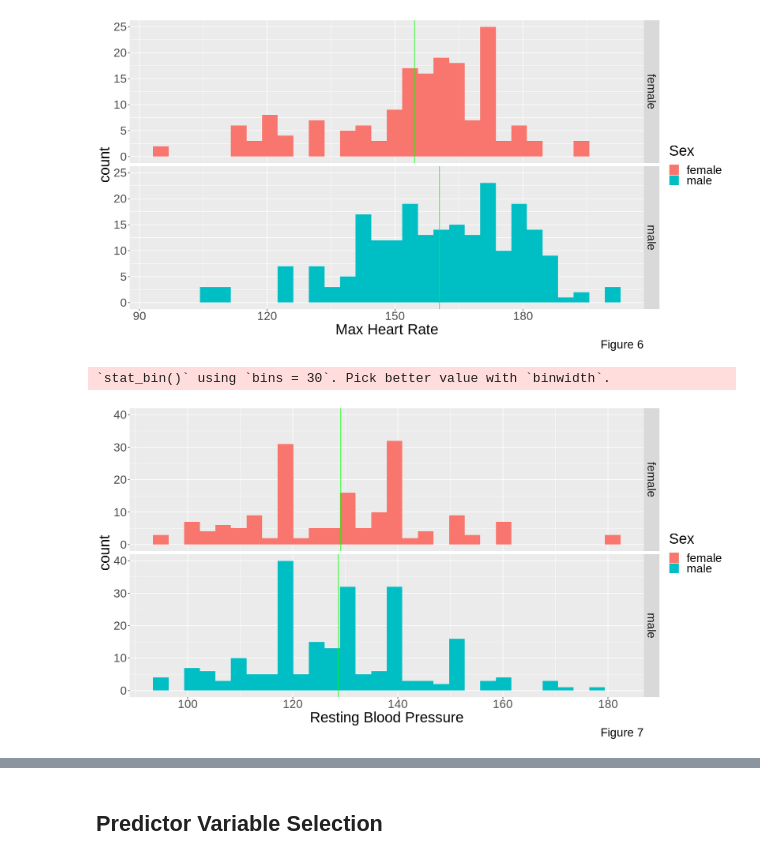
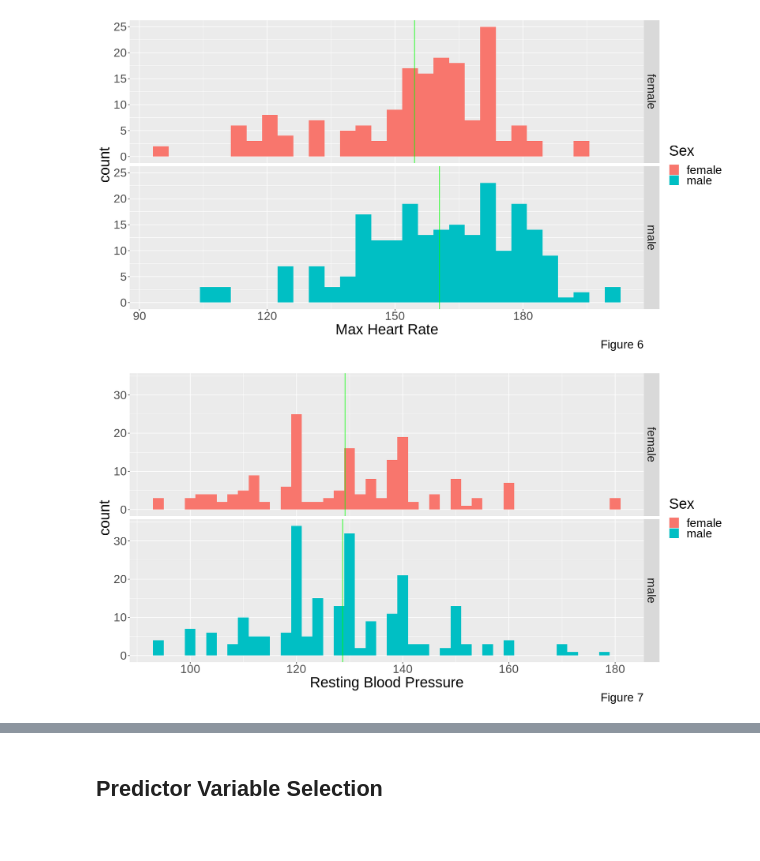
Before and after one commit to vyle2003/DSCI-100-Project, a Jupyter notebook: DSCI 100 Project Report.ipynb, the cells around one changed output, grey strips where cells are left out. Cells and saved outputs as stored; diff of their text form; code cells hidden in the pictures.

```diff
--- a/DSCI 100 Project Report.ipynb
+++ b/DSCI 100 Project Report.ipynb
@@ -250,22 +250,21 @@ mhr_plot
 # %%
 options(repr.plot.width = 15, repr.plot.height = 8)
 #creating a visualization for the relationship between the diagnosis of heart disease and the average max heart rate based on each sex
 
 rbp_mean <- heart_train |>
     filter(disease_present == "TRUE") |>
     group_by(sex) |>
     mutate(mean_rbp = mean(rest_bp))
 
 rbp_plot <- rbp_mean |>
     filter(disease_present == "TRUE") |>
     ggplot(aes(x = rest_bp, fill = sex)) +
-    geom_histogram() +
+    geom_histogram(binwidth = 2) +
     labs(x = "Resting Blood Pressure", fill = "Sex", caption = "Figure 7") +
     facet_grid(rows = vars (sex)) +
     theme(text = element_text(size =25)) +
     geom_vline(aes(xintercept = mean_rbp, group = sex), colour = 'green')
 
 rbp_plot
 # %% [output]
-`stat_bin()` using `bins = 30`. Pick better value with `binwidth`.
-[figure, old version]
+[figure, new version]
```
Also changed, not shown: parts of 2 cells of this notebook.
